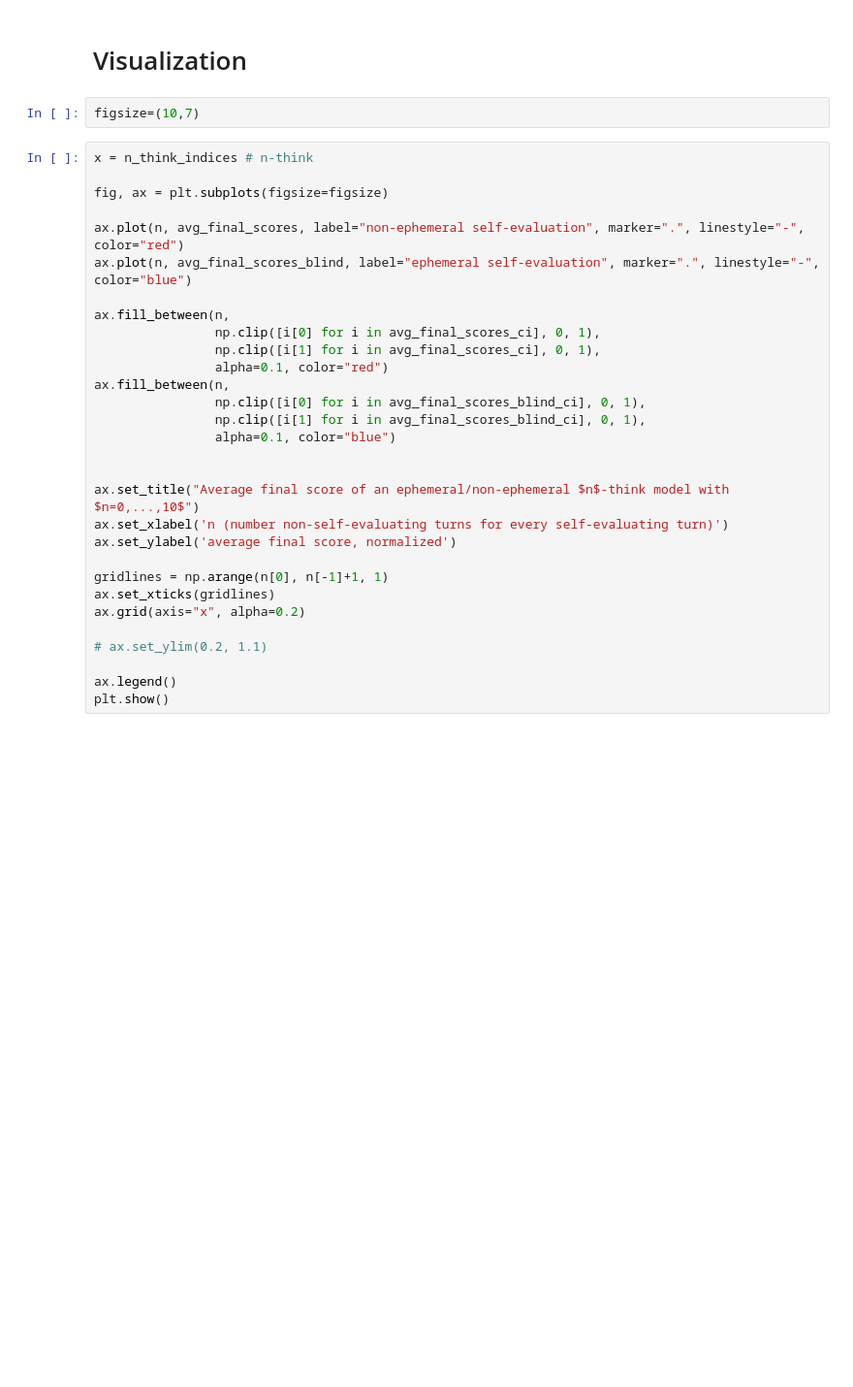
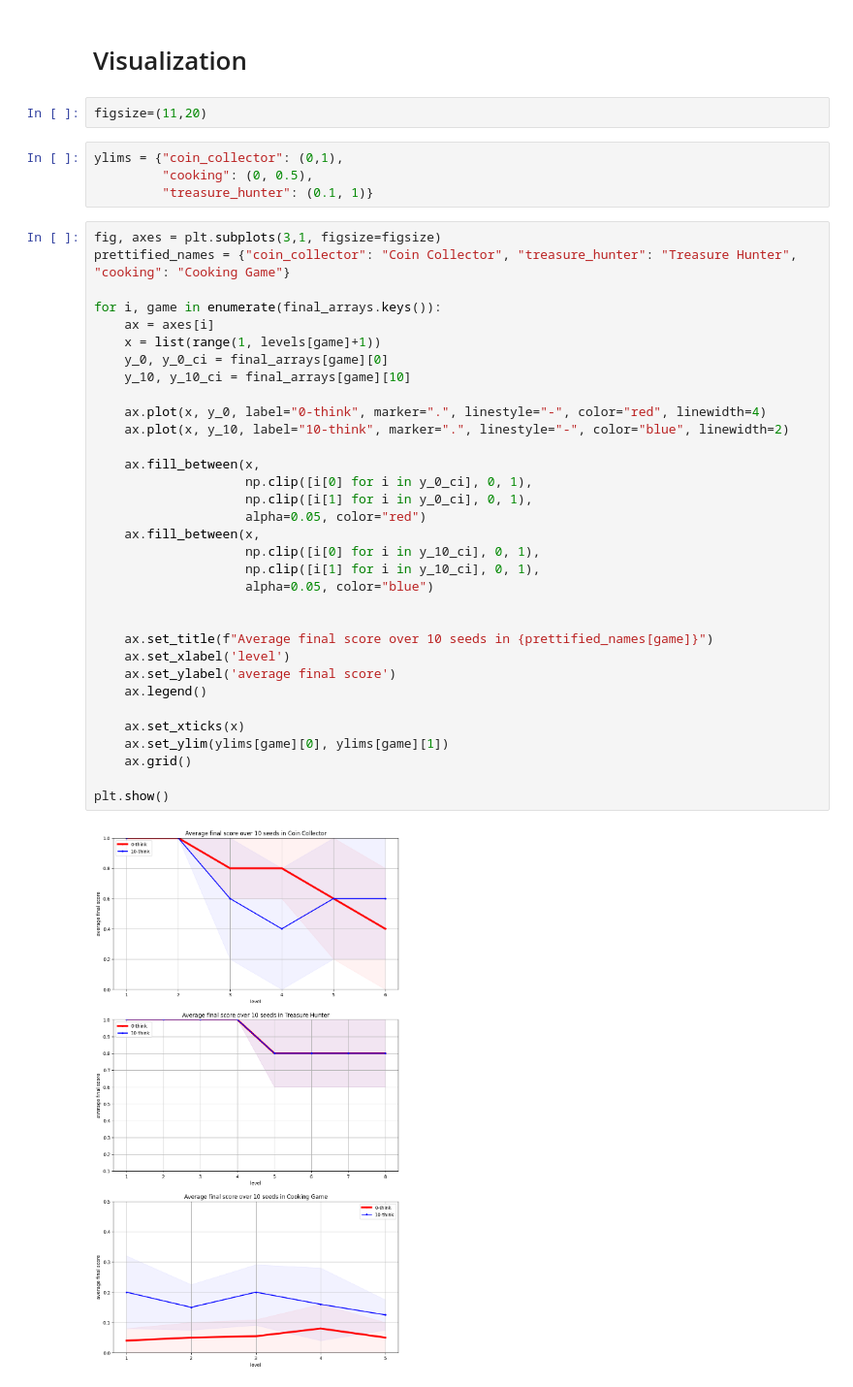
Before and after one commit to MizuGreg/LLMs-Play-Textual-Games, a Jupyter notebook: Code/Testing/Testing_4_ComparisonFM.ipynb, the cells around one changed output. Shown at 97% size. Cells and saved outputs as stored; diff of their text form; blank space fills up the shorter version.

```diff
--- a/Code/Testing/Testing_4_ComparisonFM.ipynb
+++ b/Code/Testing/Testing_4_ComparisonFM.ipynb
@@ -167,34 +151,43 @@ TypeError: array() missing required argument 'object' (pos 0)
 # %% [markdown]
 # Visualization
 # %%
-figsize=(10,7)
+figsize=(11,20)
+# %%
+ylims = {"coin_collector": (0,1),
+         "cooking": (0, 0.5),
+         "treasure_hunter": (0.1, 1)}
 # %%
-x = n_think_indices # n-think
+fig, axes = plt.subplots(3,1, figsize=figsize)
+prettified_names = {"coin_collector": "Coin Collector", "treasure_hunter": "Treasure Hunter", "cooking": "Cooking Game"}
 
-fig, ax = plt.subplots(figsize=figsize)
+for i, game in enumerate(final_arrays.keys()):
+    ax = axes[i]
+    x = list(range(1, levels[game]+1))
+    y_0, y_0_ci = final_arrays[game][0]
+    y_10, y_10_ci = final_arrays[game][10]
 
-ax.plot(n, avg_final_scores, label="non-ephemeral self-evaluation", marker=".", linestyle="-", color="red")
-ax.plot(n, avg_final_scores_blind, label="ephemeral self-evaluation", marker=".", linestyle="-", color="blue")
+    ax.plot(x, y_0, label="0-think", marker=".", linestyle="-", color="red", linewidth=4)
+    ax.plot(x, y_10, label="10-think", marker=".", linestyle="-", color="blue", linewidth=2)
 
-ax.fill_between(n,
-                np.clip([i[0] for i in avg_final_scores_ci], 0, 1),
-                np.clip([i[1] for i in avg_final_scores_ci], 0, 1),
-                alpha=0.1, color="red")
-ax.fill_between(n,
-                np.clip([i[0] for i in avg_final_scores_blind_ci], 0, 1),
-                np.clip([i[1] for i in avg_final_scores_blind_ci], 0, 1),
-                alpha=0.1, color="blue")
+    ax.fill_between(x,
+                    np.clip([i[0] for i in y_0_ci], 0, 1),
+                    np.clip([i[1] for i in y_0_ci], 0, 1),
+                    alpha=0.05, color="red")
+    ax.fill_between(x,
+                    np.clip([i[0] for i in y_10_ci], 0, 1),
+                    np.clip([i[1] for i in y_10_ci], 0, 1),
+                    alpha=0.05, color="blue")
 
 
-ax.set_title("Average final score of an ephemeral/non-ephemeral $n$-think model with $n=0,...,10$")
-ax.set_xlabel('n (number non-self-evaluating turns for every self-evaluating turn)')
-ax.set_ylabel('average final score, normalized')
+    ax.set_title(f"Average final score over 10 seeds in {prettified_names[game]}")
+    ax.set_xlabel('level')
+    ax.set_ylabel('average final score')
+    ax.legend()
 
-gridlines = np.arange(n[0], n[-1]+1, 1)
-ax.set_xticks(gridlines)
-ax.grid(axis="x", alpha=0.2)
+    ax.set_xticks(x)
+    ax.set_ylim(ylims[game][0], ylims[game][1])
+    ax.grid()
 
-# ax.set_ylim(0.2, 1.1)
-
-ax.legend()
 plt.show()
+# %% [output]
+[figure, added]
```
Also changed, not shown: parts of 3 cells of this notebook, 1 other file.
